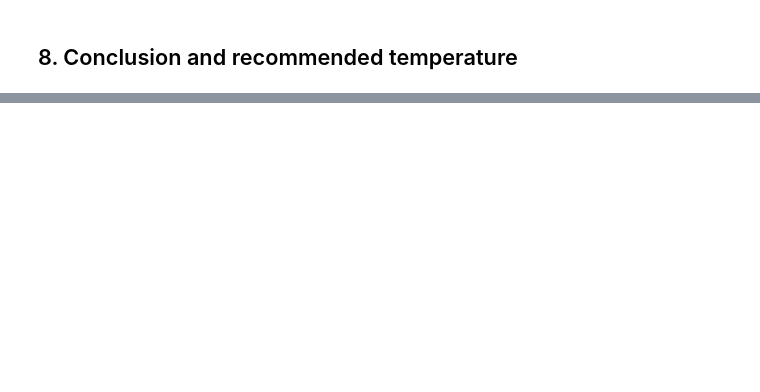
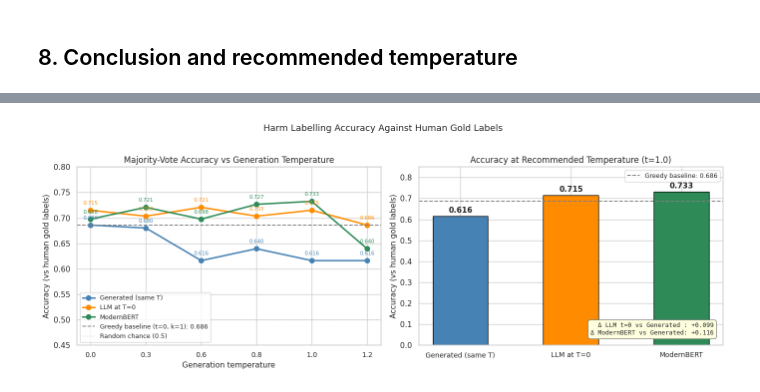
Before and after one commit to Jazhyc/aims-safety-classification, a Jupyter notebook: notebooks/diversity_analysis.ipynb, the cells around one changed output, grey strips where cells are left out. Cells and saved outputs as stored; diff of their text form; code cells hidden in the pictures; blank space fills up the shorter version.

```diff
--- a/notebooks/diversity_analysis.ipynb
+++ b/notebooks/diversity_analysis.ipynb
@@ -322,0 +535,97 @@ temperature
+# %%
+HS_COLORS = {"Generated (same T)": "steelblue", "LLM at T=0": "darkorange", "ModernBERT": "seagreen"}
+
+# Collect accuracy data for all harm sources × all temperatures
+acc_data = {}
+for hs, hs_label in HARM_SOURCE_LABELS.items():
+    ts   = sorted(t for t in TEMPERATURES_FULL if t in all_summaries[hs])
+    accs = [all_summaries[hs][t]["majority_vote_accuracy"] for t in ts]
+    acc_data[hs_label] = {"temps": ts, "accs": accs}
+
+# Greedy baseline (t=0, generated, k=1)
+greedy_acc = all_summaries["generated"][0.0]["majority_vote_accuracy"]  # 0.686
+
+fig, axes = plt.subplots(1, 2, figsize=(14, 5))
+
+# ── Left: accuracy vs temperature (main comparison) ──────────────────────────
+ax = axes[0]
+for hs_label, d in acc_data.items():
+    ax.plot([str(t) for t in d["temps"]], d["accs"],
+            marker="o", linewidth=2.2, markersize=7,
+            label=hs_label, color=HS_COLORS[hs_label])
+    # Annotate each point with its value
+    for t, acc in zip(d["temps"], d["accs"]):
+        ax.annotate(f"{acc:.3f}", xy=(str(t), acc),
+                    xytext=(0, 8), textcoords="offset points",
+                    ha="center", fontsize=7.5, color=HS_COLORS[hs_label])
+
+ax.axhline(greedy_acc, color="grey", linestyle="--", linewidth=1.4,
+           label=f"Greedy baseline (t=0, k=1): {greedy_acc:.3f}")
+ax.axhline(0.5, color="lightgrey", linestyle=":", linewidth=1.2,
+           label="Random chance (0.5)")
+ax.set_title("Majority-Vote Accuracy vs Generation Temperature", fontsize=12)
+ax.set_xlabel("Generation temperature", fontsize=11)
+ax.set_ylabel("Accuracy (vs human gold labels)", fontsize=11)
+ax.set_ylim(0.45, 0.80)
+ax.legend(fontsize=9, loc="lower left")
+ax.tick_params(axis="x", labelsize=10)
+
+# ── Right: bar chart at recommended temperature (t=1.0) ──────────────────────
+ax2 = axes[1]
+FOCUS_T = 1.0
+labels = list(HARM_SOURCE_LABELS.values())
+accs_at_t = [all_summaries[hs].get(FOCUS_T, {}).get("majority_vote_accuracy", 0)
+             for hs in HARM_SOURCE_LABELS]
+colors = [HS_COLORS[lbl] for lbl in labels]
+
+bars = ax2.bar(labels, accs_at_t, color=colors, edgecolor="black", width=0.5)
+ax2.axhline(greedy_acc, color="grey", linestyle="--", linewidth=1.4,
+            label=f"Greedy baseline: {greedy_acc:.3f}")
+ax2.set_title(f"Accuracy at Recommended Temperature (t={FOCUS_T})", fontsize=12)
+ax2.set_ylabel("Accuracy (vs human gold labels)", fontsize=11)
+ax2.set_ylim(0.0, 0.85)
+ax2.tick_params(axis="x", labelsize=10)
+ax2.legend(fontsize=9)
+
+for bar, acc in zip(bars, accs_at_t):
+    ax2.text(bar.get_x() + bar.get_width() / 2, bar.get_height() + 0.01,
+             f"{acc:.3f}", ha="center", va="bottom", fontsize=11, fontweight="bold")
+
+# Summary delta vs generated
+ax2.text(0.97, 0.05,
+         f"Δ LLM t=0 vs Generated : {accs_at_t[1]-accs_at_t[0]:+.3f}\n"
+         f"Δ ModernBERT vs Generated: {accs_at_t[2]-accs_at_t[0]:+.3f}",
+         transform=ax2.transAxes, ha="right", va="bottom",
+         fontsize=9, family="monospace",
+         bbox=dict(boxstyle="round,pad=0.4", facecolor="lightyellow", edgecolor="grey"))
+
+plt.suptitle("Harm Labelling Accuracy Against Human Gold Labels", fontsize=13, y=1.02)
+plt.tight_layout()
+plt.savefig("../data/diversity_analysis/accuracy_comparison_focused.png",
+            dpi=150, bbox_inches="tight")
+plt.show()
+
+# ── Summary table ─────────────────────────────────────────────────────────────
+print("\nAccuracy table (majority vote vs human gold label):")
+print(f"{'Temperature':<12}", end="")
+for lbl in labels:
+    print(f"  {lbl:>18}", end="")
+print()
+print("-" * (12 + 22 * len(labels)))
+for t in TEMPERATURES_FULL:
+    print(f"{t:<12.1f}", end="")
+    for hs in HARM_SOURCE_LABELS:
+        acc = all_summaries[hs].get(t, {}).get("majority_vote_accuracy", float("nan"))
+        print(f"  {acc:>18.4f}", end="")
+    print()
+
+print()
+print("Key takeaways:")
+gen_drop  = acc_data["Generated (same T)"]["accs"][0] - acc_data["Generated (same T)"]["accs"][-1]
+llm_drop  = acc_data["LLM at T=0"]["accs"][0] - acc_data["LLM at T=0"]["accs"][-1]
+bert_drop = acc_data["ModernBERT"]["accs"][0] - acc_data["ModernBERT"]["accs"][-1]
+print(f"  Generated  accuracy drop from t=0.3 → t=1.2 : {gen_drop:+.4f}  (label noise from same-T sampling)")
+print(f"  LLM t=0    accuracy drop from t=0.3 → t=1.2 : {llm_drop:+.4f}  (labels decoupled from T)")
+print(f"  ModernBERT accuracy drop from t=0.3 → t=1.2 : {bert_drop:+.4f}  (classifier decoupled from T)")
+# %% [output]
+[figure, added]
```
Also changed, not shown: parts of 23 cells of this notebook, 1 other file.
